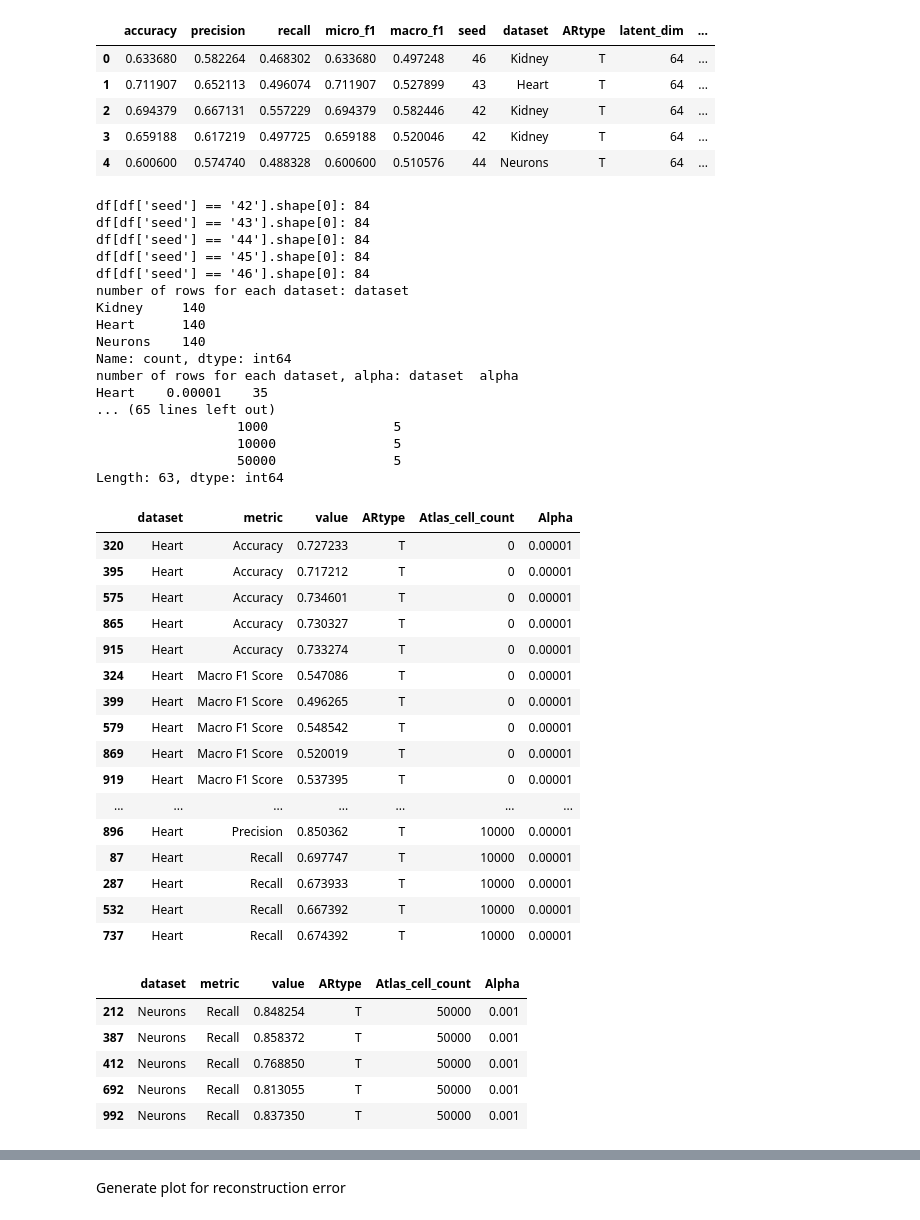
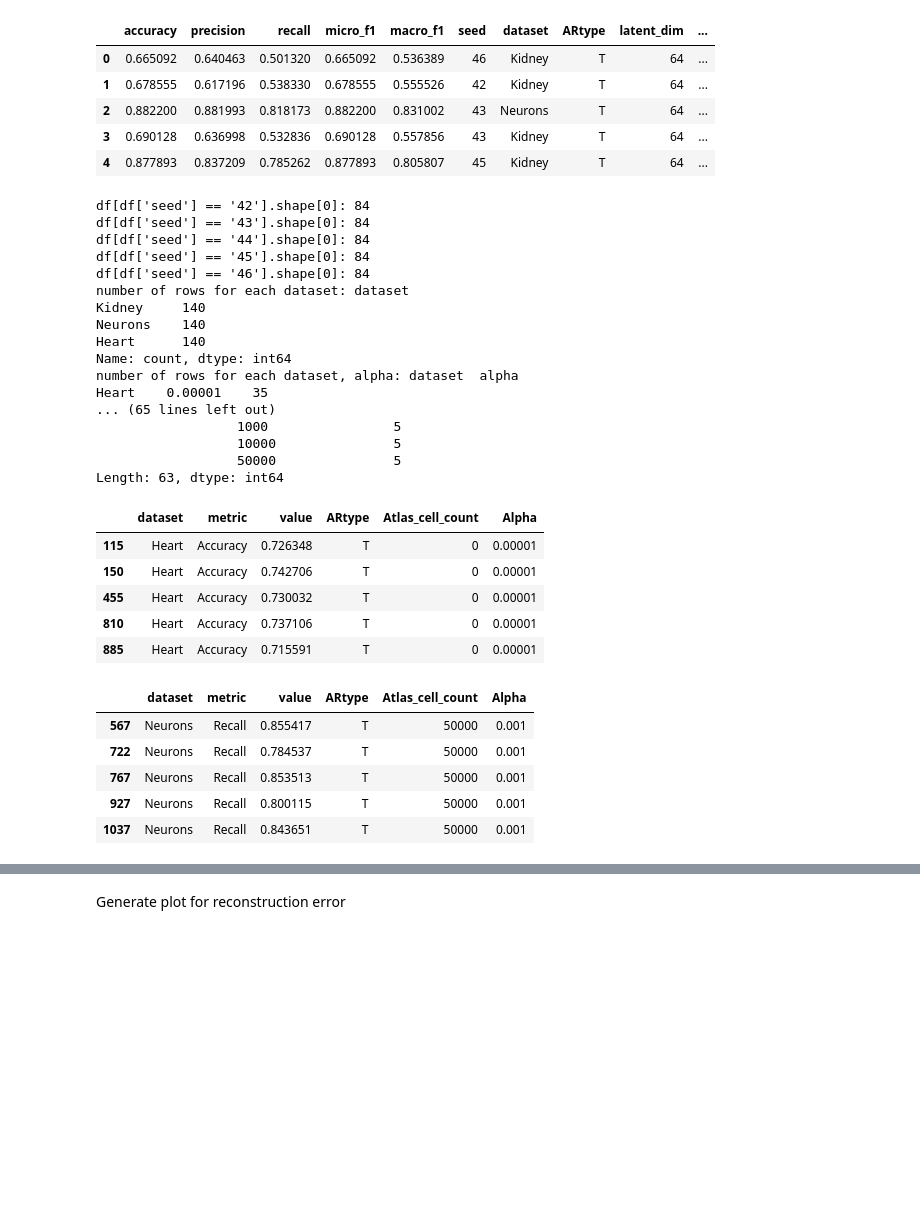
Before and after one commit to microsoft/sc-AR, a Jupyter notebook: eval_scripts/generate_plots_scvi_models_different_alpha_rebuttal.ipynb, the cells around one changed output, grey strips where cells are left out. Drawn from its saved outputs; the diff is of its cells as text; code cells hidden in the pictures; blank space fills up the shorter version.

```diff
--- a/eval_scripts/generate_plots_scvi_models_different_alpha_rebuttal.ipynb
+++ b/eval_scripts/generate_plots_scvi_models_different_alpha_rebuttal.ipynb
@@ -3,7 +3,7 @@ import pandas as pd
 import os
 # %%
 # Define the directory containing CSV files for new alpha values
-csv_dir = '/Users/zeinab/Documents/MSR_internship/manuscript/nature_communications/rebuttal/new_results/scvi/new_alpha_values/test/scVI-classification-evals/'
+csv_dir = '/Users/zeinab/Documents/MSR_internship/manuscript/nature_communications/rebuttal/new_results/scvi/new_alpha_values/test/scVI-classification-evals-4-7-26/'
 
 # Define expected columns
 columns = ['accuracy', 'precision', 'recall', 'micro_f1', 'macro_f1', 'seed', 'dataset', 'ARtype', 'latent_dim', 'Atlas_cell_count', 'alpha']
@@ -44,11 +44,11 @@ df = df.drop(columns=['Unnamed: 0'])
 df.head()
 # %% [output]
 |  | accuracy | precision | recall | micro_f1 | macro_f1 | seed | dataset | ARtype | latent_dim | ... |
-| 0 | 0.633680 | 0.582264 | 0.468302 | 0.633680 | 0.497248 | 46 | Kidney | T | 64 | ... |
-| 1 | 0.711907 | 0.652113 | 0.496074 | 0.711907 | 0.527899 | 43 | Heart | T | 64 | ... |
-| 2 | 0.694379 | 0.667131 | 0.557229 | 0.694379 | 0.582446 | 42 | Kidney | T | 64 | ... |
-| 3 | 0.659188 | 0.617219 | 0.497725 | 0.659188 | 0.520046 | 42 | Kidney | T | 64 | ... |
-| 4 | 0.600600 | 0.574740 | 0.488328 | 0.600600 | 0.510576 | 44 | Neurons | T | 64 | ... |
+| 0 | 0.665092 | 0.640463 | 0.501320 | 0.665092 | 0.536389 | 46 | Kidney | T | 64 | ... |
+| 1 | 0.678555 | 0.617196 | 0.538330 | 0.678555 | 0.555526 | 42 | Kidney | T | 64 | ... |
+| 2 | 0.882200 | 0.881993 | 0.818173 | 0.882200 | 0.831002 | 43 | Neurons | T | 64 | ... |
+| 3 | 0.690128 | 0.636998 | 0.532836 | 0.690128 | 0.557856 | 43 | Kidney | T | 64 | ... |
+| 4 | 0.877893 | 0.837209 | 0.785262 | 0.877893 | 0.805807 | 45 | Kidney | T | 64 | ... |
 # %%
 # assert df[df['ARtype'] == 'AR'].shape[0] == df[df['ARtype'] == 'Naive'].shape[0]
 # assert if the number of rows for each seed is the same
@@ -84,8 +84,8 @@ df[df['seed'] == '45'].shape[0]: 84
 df[df['seed'] == '46'].shape[0]: 84
 number of rows for each dataset: dataset
 Kidney     140
+Neurons    140
 Heart      140
-Neurons    140
 Name: count, dtype: int64
 number of rows for each dataset, alpha: dataset  alpha
 Heart    0.00001    35
@@ -116,36 +116,24 @@ plot_df = pd.concat(plot_df_list, ignore_index=True) if plot_df_list else pd.Dat
 # %%
 plot_df = plot_df.sort_values(by=['Alpha', 'Atlas_cell_count', 'dataset', 'metric'])
 
 # display all rows of plot_df
-pd.set_option('display.max_rows', None)
-plot_df
+plot_df.head()
 # %% [output]
 |  | dataset | metric | value | ARtype | Atlas_cell_count | Alpha |
-| 320 | Heart | Accuracy | 0.727233 | T | 0 | 0.00001 |
-| 395 | Heart | Accuracy | 0.717212 | T | 0 | 0.00001 |
-| 575 | Heart | Accuracy | 0.734601 | T | 0 | 0.00001 |
-| 865 | Heart | Accuracy | 0.730327 | T | 0 | 0.00001 |
-| 915 | Heart | Accuracy | 0.733274 | T | 0 | 0.00001 |
-| 324 | Heart | Macro F1 Score | 0.547086 | T | 0 | 0.00001 |
-| 399 | Heart | Macro F1 Score | 0.496265 | T | 0 | 0.00001 |
-| 579 | Heart | Macro F1 Score | 0.548542 | T | 0 | 0.00001 |
-| 869 | Heart | Macro F1 Score | 0.520019 | T | 0 | 0.00001 |
-| 919 | Heart | Macro F1 Score | 0.537395 | T | 0 | 0.00001 |
-| ... | ... | ... | ... | ... | ... | ... |
-| 896 | Heart | Precision | 0.850362 | T | 10000 | 0.00001 |
-| 87 | Heart | Recall | 0.697747 | T | 10000 | 0.00001 |
-| 287 | Heart | Recall | 0.673933 | T | 10000 | 0.00001 |
-| 532 | Heart | Recall | 0.667392 | T | 10000 | 0.00001 |
-| 737 | Heart | Recall | 0.674392 | T | 10000 | 0.00001 |
+| 115 | Heart | Accuracy | 0.726348 | T | 0 | 0.00001 |
+| 150 | Heart | Accuracy | 0.742706 | T | 0 | 0.00001 |
+| 455 | Heart | Accuracy | 0.730032 | T | 0 | 0.00001 |
+| 810 | Heart | Accuracy | 0.737106 | T | 0 | 0.00001 |
+| 885 | Heart | Accuracy | 0.715591 | T | 0 | 0.00001 |
 # %%
 plot_df.tail()
 # %% [output]
 |  | dataset | metric | value | ARtype | Atlas_cell_count | Alpha |
-| 212 | Neurons | Recall | 0.848254 | T | 50000 | 0.001 |
-| 387 | Neurons | Recall | 0.858372 | T | 50000 | 0.001 |
-| 412 | Neurons | Recall | 0.768850 | T | 50000 | 0.001 |
-| 692 | Neurons | Recall | 0.813055 | T | 50000 | 0.001 |
-| 992 | Neurons | Recall | 0.837350 | T | 50000 | 0.001 |
+| 567 | Neurons | Recall | 0.855417 | T | 50000 | 0.001 |
+| 722 | Neurons | Recall | 0.784537 | T | 50000 | 0.001 |
+| 767 | Neurons | Recall | 0.853513 | T | 50000 | 0.001 |
+| 927 | Neurons | Recall | 0.800115 | T | 50000 | 0.001 |
+| 1037 | Neurons | Recall | 0.843651 | T | 50000 | 0.001 |
 # %%
 # print number of rows of plot_df for each dataset, alpha, Atlas_cell_count only for Recall
 print('number of rows of plot_df for each dataset, alpha, Atlas_cell_count only for Recall:', plot_df[plot_df['metric'] == 'Recall'].groupby(['dataset', 'Alpha', 'Atlas_cell_count']).size())
```
Also changed, not shown: parts of 5 cells of this notebook, 2 other files.
